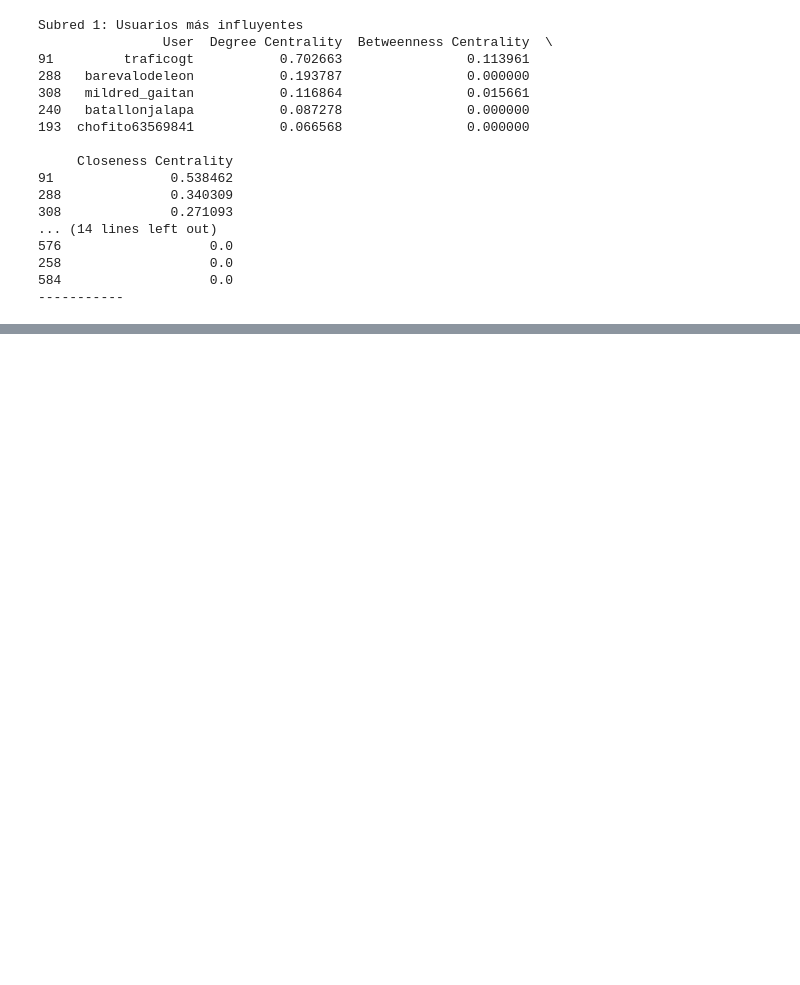
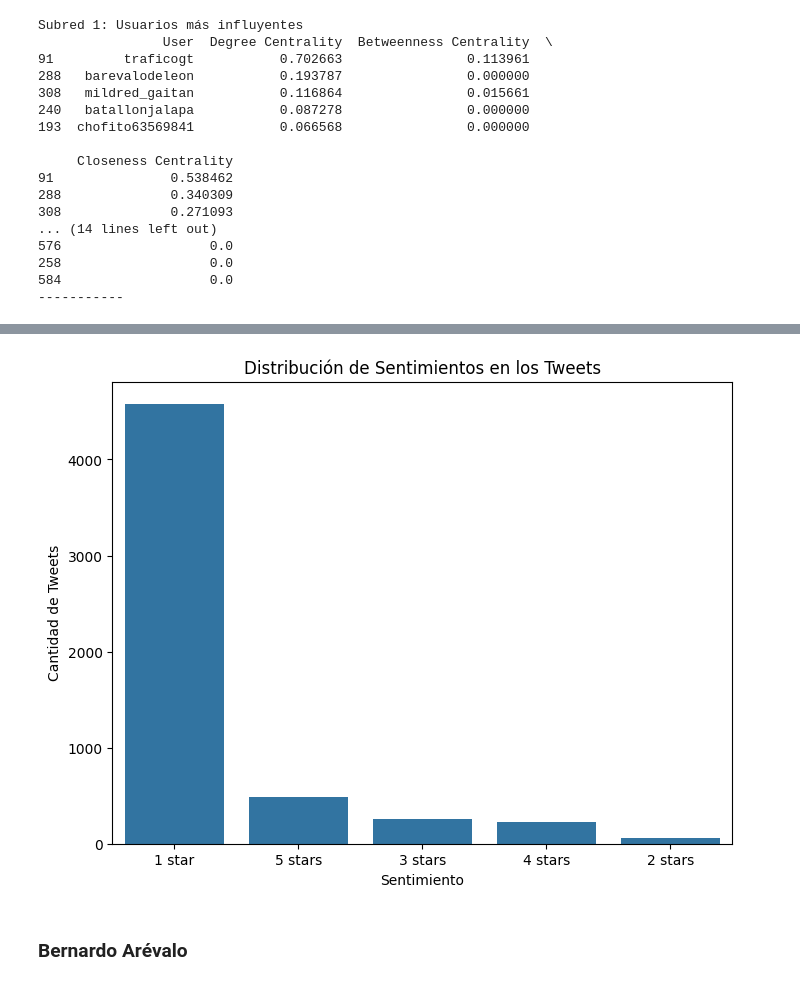
Before and after one commit to FranzCastillo/Social-Network-Analysis, a Jupyter notebook: src/analysis.ipynb, the cells around one changed output, grey strips where cells are left out. Saved outputs shown, nothing was run; the diff lists cells and outputs as text; code cells hidden in the pictures; blank space fills up the shorter version.

Commit message:
Sentiment analysis

```diff
--- a/src/analysis.ipynb
+++ b/src/analysis.ipynb
@@ -747,0 +754,3 @@ Se puede observar que, en el caso de Bernardo Arévalo, existen mas cuentas en l
+# %%
+from transformers import pipeline
+sentiment_pipeline = pipeline('sentiment-analysis', model='nlptown/bert-base-multilingual-uncased-sentiment')
@@ -747,0 +764,10 @@ Se puede observar que, en el caso de Bernardo Arévalo, existen mas cuentas en l
+# %%
+df_trafico['sentiment'] = df_trafico['processed_text'].apply(lambda text: sentiment_pipeline(text)[0])
+
+#Divide the sentiment dictionary into two columns
+df_trafico['sentiment_label'] = df_trafico['sentiment'].apply(lambda x: x['label'])
+df_trafico['sentiment_score'] = df_trafico['sentiment'].apply(lambda x: x['score'])
+
+#sentiment summary
+sentiment_summary = df_trafico.groupby('user')['sentiment_label'].value_counts(normalize=True).unstack()
+print(sentiment_summary)
@@ -747,0 +790,13 @@ Se puede observar que, en el caso de Bernardo Arévalo, existen mas cuentas en l
+# %%
+sentiment_counts = df_trafico['sentiment_label'].value_counts()
+
+plt.figure(figsize=(8, 6))
+sns.barplot(x=sentiment_counts.index, y=sentiment_counts.values)
+plt.title("Distribución de Sentimientos en los Tweets")
+plt.xlabel("Sentimiento")
+plt.ylabel("Cantidad de Tweets")
+plt.show()
+# %% [output]
+[figure, added]
+# %% [markdown]
+### Bernardo Arévalo
```
Also changed, not shown: parts of 7 cells of this notebook, 1 other file.
